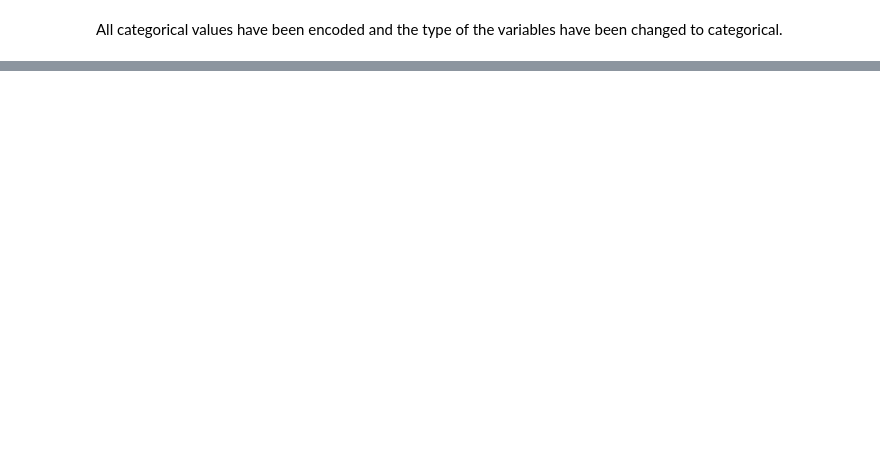
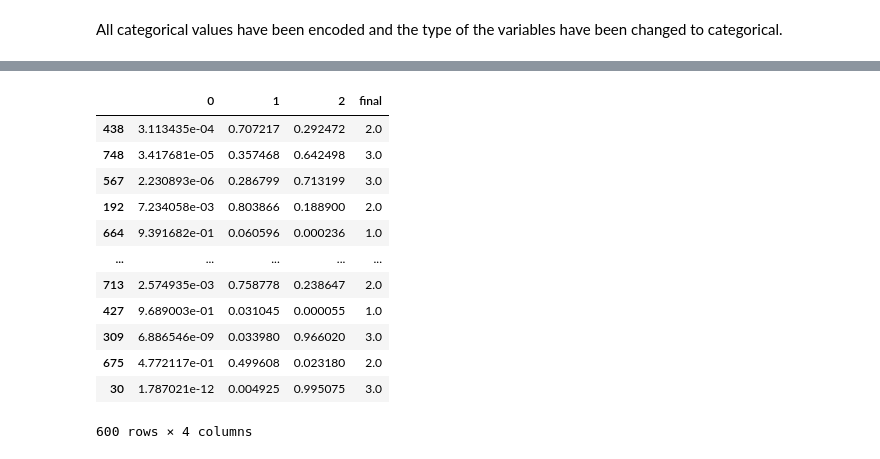
Before and after one commit to Otsemeuno/Multinomial-Regression, a Jupyter notebook: Untitled0.ipynb, the cells around one changed output, grey strips where cells are left out. Drawn from its saved outputs; the diff is of its cells as text; code cells hidden in the pictures; blank space fills up the shorter version.

```diff
--- a/Untitled0.ipynb
+++ b/Untitled0.ipynb
@@ -429,0 +501,3 @@ All categorical values have been encoded and the type of the variables have been
+# %%
+xtrain = xtrain.drop(['Age', 'ln_Age', 'ln_Value', 'ln_Brand', 'ln_Top', 'Age*ln_Age', 'Value*ln_Value', 'Brand*ln_Brand', 'Top*ln_Top'], axis = 1)
+xtest = xtest.drop('Age', axis = 1)
@@ -429,0 +543,9 @@ All categorical values have been encoded and the type of the variables have been
+# %%
+conditions = [
+              (y_pred[0] > y_pred[1]) & (y_pred[0] > y_pred[2]),
+              (y_pred[1] > y_pred[0]) & (y_pred[1] > y_pred[2]),
+              (y_pred[2] > y_pred[0]) & (y_pred[2] > y_pred[1])]
+
+choices = [1,2,3]
+
+y_pred['final'] = np.select(conditions, choices, default=np.nan)
@@ -429,0 +561,16 @@ All categorical values have been encoded and the type of the variables have been
+# %%
+y_pred
+# %% [output]
+|  | 0 | 1 | 2 | final |
+| 438 | 3.113435e-04 | 0.707217 | 0.292472 | 2.0 |
+| 748 | 3.417681e-05 | 0.357468 | 0.642498 | 3.0 |
+| 567 | 2.230893e-06 | 0.286799 | 0.713199 | 3.0 |
+| 192 | 7.234058e-03 | 0.803866 | 0.188900 | 2.0 |
+| 664 | 9.391682e-01 | 0.060596 | 0.000236 | 1.0 |
+| ... | ... | ... | ... | ... |
+| 713 | 2.574935e-03 | 0.758778 | 0.238647 | 2.0 |
+| 427 | 9.689003e-01 | 0.031045 | 0.000055 | 1.0 |
+| 309 | 6.886546e-09 | 0.033980 | 0.966020 | 3.0 |
+| 675 | 4.772117e-01 | 0.499608 | 0.023180 | 2.0 |
+| 30 | 1.787021e-12 | 0.004925 | 0.995075 | 3.0 |
+600 rows × 4 columns
```
Also changed, not shown: parts of 46 cells of this notebook.
